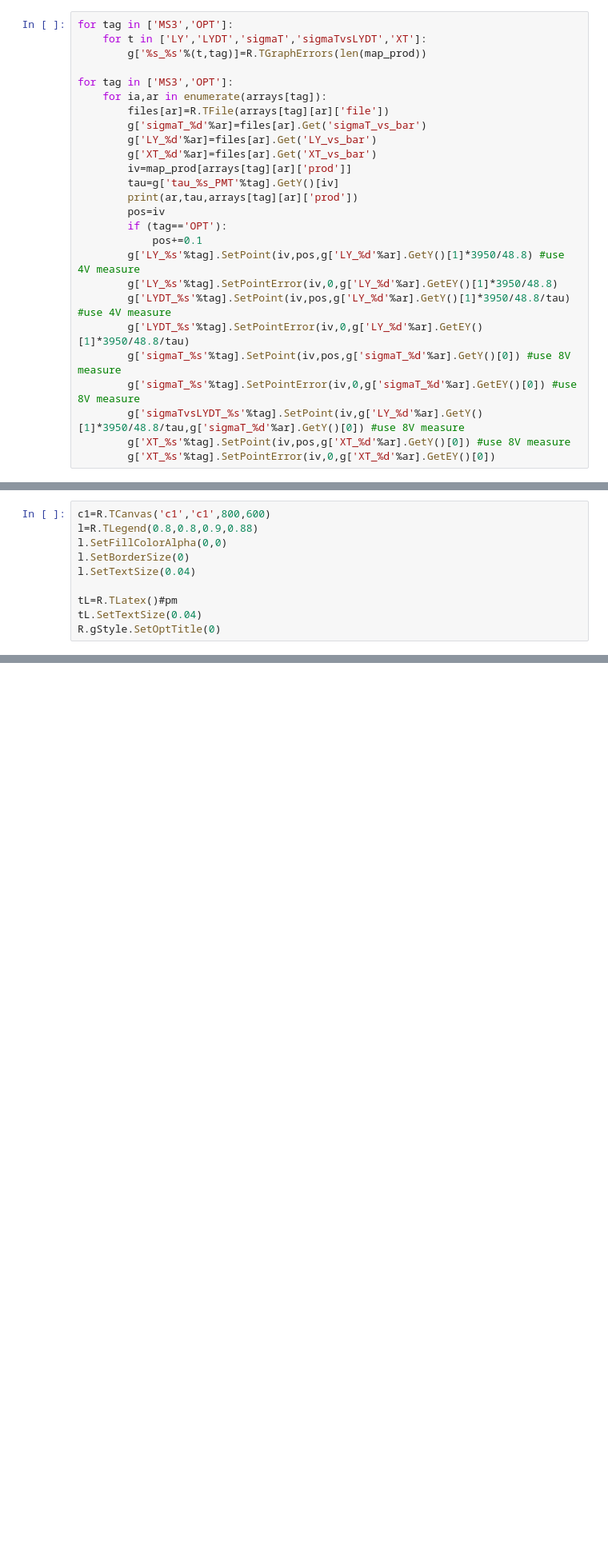
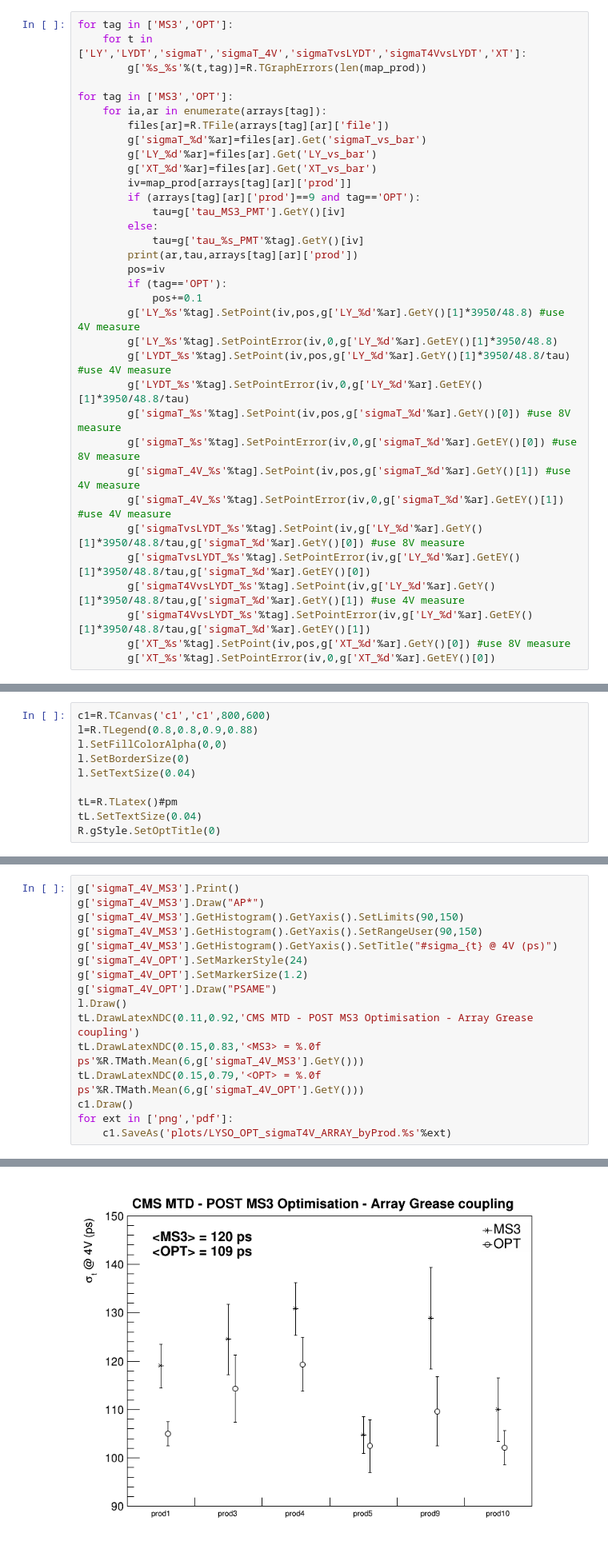
Before and after one commit to cquarant/LO_analysis, a Jupyter notebook: LYSO_OPT_array.ipynb, the cells around one changed output, grey strips where cells are left out. Shown: that part at 80% size. Drawn from its saved outputs; the diff is of its cells as text; blank space fills up the shorter version.

```diff
--- a/LYSO_OPT_array.ipynb
+++ b/LYSO_OPT_array.ipynb
@@ -36,7 +44,7 @@ map_prod={
 }
 # %%
 for tag in ['MS3','OPT']:
-    for t in ['LY','LYDT','sigmaT','sigmaTvsLYDT','XT']:
+    for t in ['LY','LYDT','sigmaT','sigmaT_4V','sigmaTvsLYDT','sigmaT4VvsLYDT','XT']:
         g['%s_%s'%(t,tag)]=R.TGraphErrors(len(map_prod))
 
 for tag in ['MS3','OPT']:
@@ -46,7 +54,10 @@ for tag in ['MS3','OPT']:
         g['LY_%d'%ar]=files[ar].Get('LY_vs_bar')
         g['XT_%d'%ar]=files[ar].Get('XT_vs_bar')
         iv=map_prod[arrays[tag][ar]['prod']]
-        tau=g['tau_%s_PMT'%tag].GetY()[iv]
+        if (arrays[tag][ar]['prod']==9 and tag=='OPT'):
+            tau=g['tau_MS3_PMT'].GetY()[iv]
+        else:
+            tau=g['tau_%s_PMT'%tag].GetY()[iv]
         print(ar,tau,arrays[tag][ar]['prod'])
         pos=iv
         if (tag=='OPT'):
@@ -57,7 +68,12 @@ for tag in ['MS3','OPT']:
         g['LYDT_%s'%tag].SetPointError(iv,0,g['LY_%d'%ar].GetEY()[1]*3950/48.8/tau)
         g['sigmaT_%s'%tag].SetPoint(iv,pos,g['sigmaT_%d'%ar].GetY()[0]) #use 8V measure
         g['sigmaT_%s'%tag].SetPointError(iv,0,g['sigmaT_%d'%ar].GetEY()[0]) #use 8V measure
+        g['sigmaT_4V_%s'%tag].SetPoint(iv,pos,g['sigmaT_%d'%ar].GetY()[1]) #use 4V measure
+        g['sigmaT_4V_%s'%tag].SetPointError(iv,0,g['sigmaT_%d'%ar].GetEY()[1]) #use 4V measure
         g['sigmaTvsLYDT_%s'%tag].SetPoint(iv,g['LY_%d'%ar].GetY()[1]*3950/48.8/tau,g['sigmaT_%d'%ar].GetY()[0]) #use 8V measure
+        g['sigmaTvsLYDT_%s'%tag].SetPointError(iv,g['LY_%d'%ar].GetEY()[1]*3950/48.8/tau,g['sigmaT_%d'%ar].GetEY()[0])
+        g['sigmaT4VvsLYDT_%s'%tag].SetPoint(iv,g['LY_%d'%ar].GetY()[1]*3950/48.8/tau,g['sigmaT_%d'%ar].GetY()[1]) #use 4V measure
+        g['sigmaT4VvsLYDT_%s'%tag].SetPointError(iv,g['LY_%d'%ar].GetEY()[1]*3950/48.8/tau,g['sigmaT_%d'%ar].GetEY()[1])
         g['XT_%s'%tag].SetPoint(iv,pos,g['XT_%d'%ar].GetY()[0]) #use 8V measure
         g['XT_%s'%tag].SetPointError(iv,0,g['XT_%d'%ar].GetEY()[0])
 # %% [output]
@@ -138,0 +288,17 @@ Info in <TCanvas::Print>: pdf file plots/LYSO_OPT_sigmaT_ARRAY_byProd.pdf has be
+# %%
+g['sigmaT_4V_MS3'].Print()
+g['sigmaT_4V_MS3'].Draw("AP*")
+g['sigmaT_4V_MS3'].GetHistogram().GetYaxis().SetLimits(90,150)
+g['sigmaT_4V_MS3'].GetHistogram().GetYaxis().SetRangeUser(90,150)
+g['sigmaT_4V_MS3'].GetHistogram().GetYaxis().SetTitle("#sigma_{t} @ 4V (ps)")
+g['sigmaT_4V_OPT'].SetMarkerStyle(24)
+g['sigmaT_4V_OPT'].SetMarkerSize(1.2)
+g['sigmaT_4V_OPT'].Draw("PSAME")
+l.Draw()
+tL.DrawLatexNDC(0.11,0.92,'CMS MTD - POST MS3 Optimisation - Array Grease coupling')
+tL.DrawLatexNDC(0.15,0.83,'<MS3> = %.0f ps'%R.TMath.Mean(6,g['sigmaT_4V_MS3'].GetY()))
+tL.DrawLatexNDC(0.15,0.79,'<OPT> = %.0f ps'%R.TMath.Mean(6,g['sigmaT_4V_OPT'].GetY()))
+c1.Draw()
+for ext in ['png','pdf']:
+    c1.SaveAs('plots/LYSO_OPT_sigmaT4V_ARRAY_byProd.%s'%ext)
+# %% [output]
@@ -139,3 +313,4 @@ Info in <TCanvas::Print>: pdf file plots/LYSO_OPT_sigmaT_ARRAY_byProd.pdf has be
+[figure, added]
 # %%
 g['LYDT_MS3'].Print()
 g['LYDT_MS3'].Draw("AP*")
```
Also changed, not shown: parts of 19 cells of this notebook, 4 other files.
